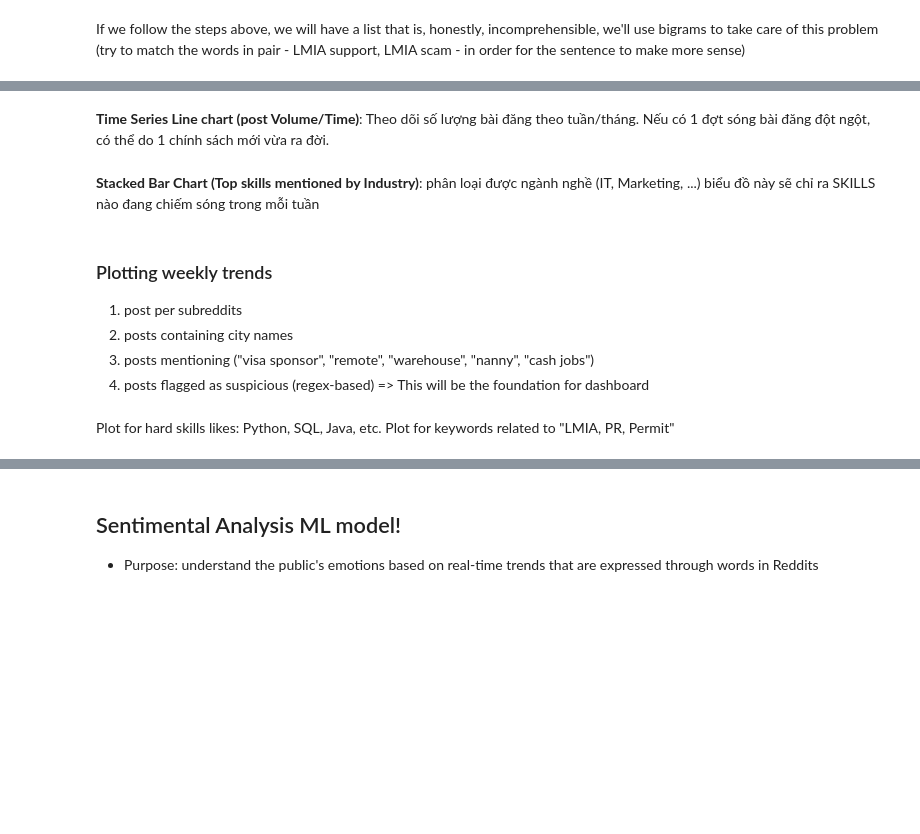
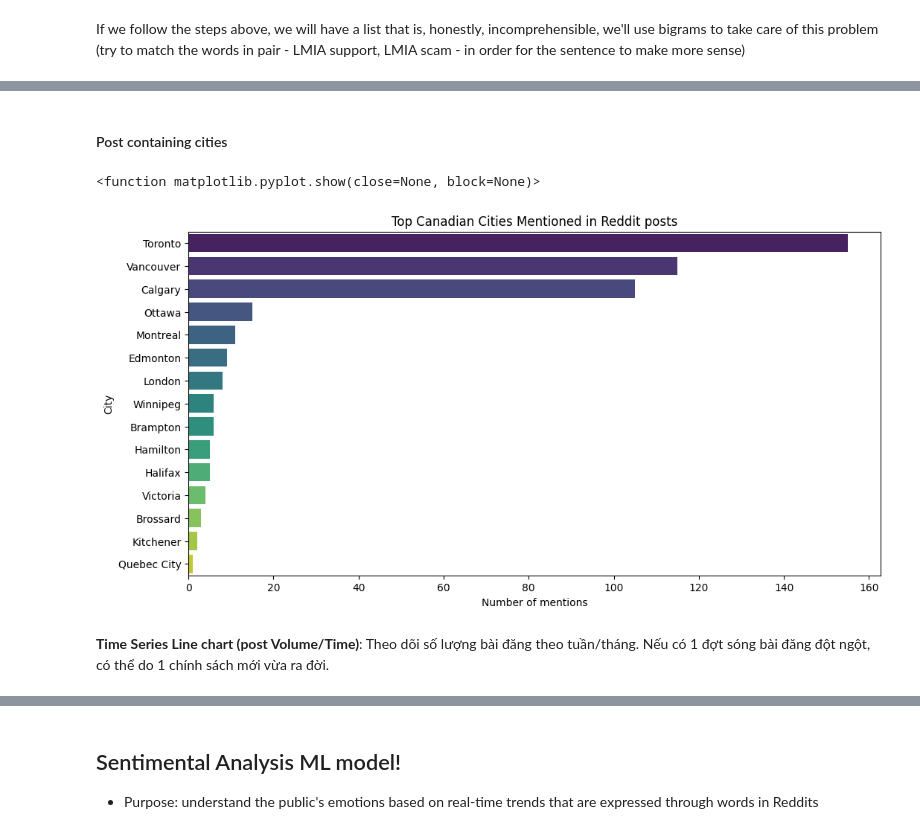
Before and after one commit to jtran2509/reddit-employment-trends, a Jupyter notebook: notebooks/eda_reddit.ipynb, the cells around one changed output, grey strips where cells are left out. Drawn from its saved outputs; the diff is of its cells as text; code cells hidden in the pictures; blank space fills up the shorter version.

```diff
--- a/notebooks/eda_reddit.ipynb
+++ b/notebooks/eda_reddit.ipynb
@@ -215,18 +412,0 @@ for phrase in top_lmia_phrases:
-# %%
-# Plot a horizontal bar chart about top 10 LMIA keywords
-plt.figure(figsize = (12, 8))
-lmia_data = pd.DataFrame(top_lmia_phrases, columns = ['Phrases', 'Frequency'])
-sns.set_style("whitegrid")
-ax = sns.barplot(data = lmia_data,
-            x = 'Frequency', y = 'Phrases',
-            palette = 'Blues_d')
-
-# Adding numbers for better visibility
-for i in ax.containers:
-  ax.bar_label(i,padding=3)
-
-plt.title("Top 10 most common phrases discussing about LMIA", fontsize=15, fontweight="bold")
-plt.xlabel("Frequency", fontsize=12)
-plt.ylabel("Phrases", fontsize=12)
-plt.tight_layout()
-plt.show()
@@ -233,14 +469,34 @@ plt.show()
+# %% [markdown]
+#### Post containing cities
+# %%
+## Lists of big cities in Canada
+cities = ['Toronto', 'Vancouver', 'Montreal', 'Calgary', 'Edmonton', 'Ottawa', 'Winnipeg',
+          'Quebec City', 'Hamilton', 'Kitchener', 'London', 'Victoria', 'Halifax',
+          'Brossard', 'Brampton', 'Missisauga']
+
+def find_cities(text):
+  if pd.isna(text):
+    return "Unknown"
+  text_lower = text.lower()
+  for city in cities:
+    if city.lower() in text_lower:
+      return city
+  return "Not Mentioned"
+
+reddit_master['city_mentioned']= reddit_master['final_en_text'].apply(find_cities)
+# %%
+# Remove the posts that don't contain cities
+city_counts = reddit_master[reddit_master['city_mentioned'] != 'Not Mentioned']['city_mentioned'].value_counts()
+
+plt.figure(figsize= (12,6))
+sns.barplot(x =city_counts.values, y = city_counts.index, palette ='viridis', hue=city_counts.index)
+plt.title("Top Canadian Cities Mentioned in Reddit posts")
+plt.xlabel('Number of mentions')
+plt.ylabel("City")
+plt.savefig("Top Canadian Cities Mentioned in Subreddit Posts!")
+plt.show
+# %% [output]
+<function matplotlib.pyplot.show(close=None, block=None)>
+[figure, added]
 # %% [markdown]
 **Time Series Line chart (post Volume/Time)**: Theo dõi số lượng bài đăng theo tuần/tháng. Nếu có 1 đợt sóng bài đăng đột ngột, có thể do 1 chính sách mới vừa ra đời.
-# %% [markdown]
-**Stacked Bar Chart (Top skills mentioned by Industry)**: phân loại được ngành nghề (IT, Marketing, ...) biểu đồ này sẽ chỉ ra SKILLS nào đang chiếm sóng trong mỗi tuần
-# %% [markdown]
-### Plotting weekly trends
-1. post per subreddits
-2. posts containing city names
-3. posts mentioning ("visa sponsor", "remote", "warehouse", "nanny", "cash jobs")
-4. posts flagged as suspicious (regex-based)
-=> This will be the foundation for dashboard
-# %% [markdown]
-Plot for hard skills likes: Python, SQL, Java, etc.
-Plot for keywords related to "LMIA, PR, Permit"
```
Also changed, not shown: parts of 54 cells of this notebook, 4 other files.
